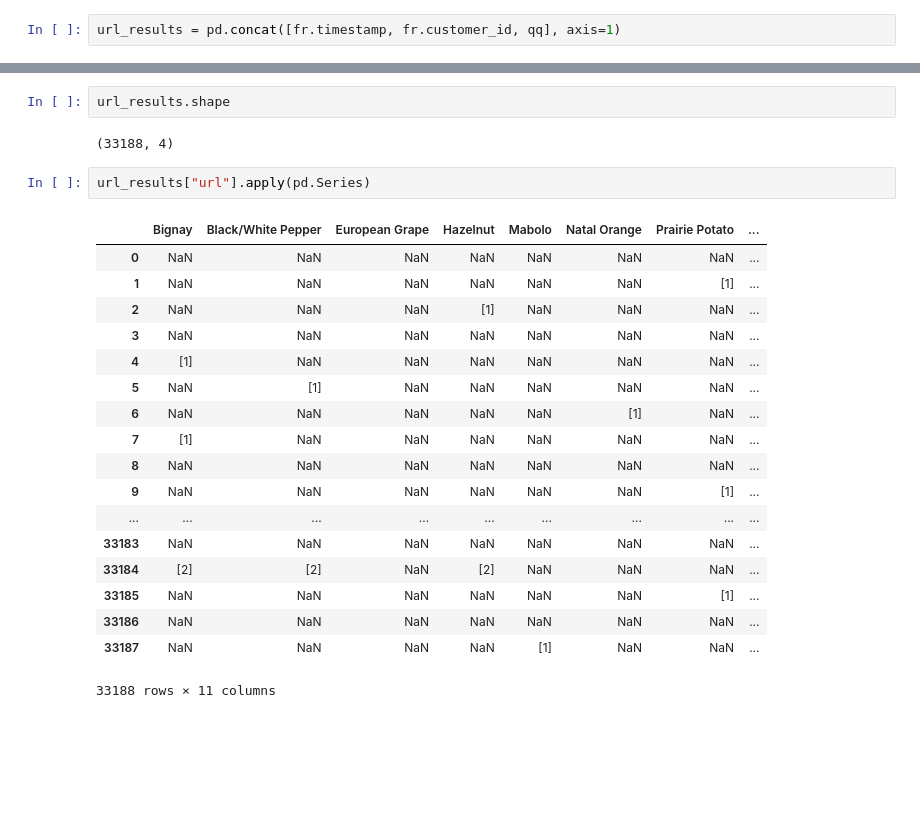
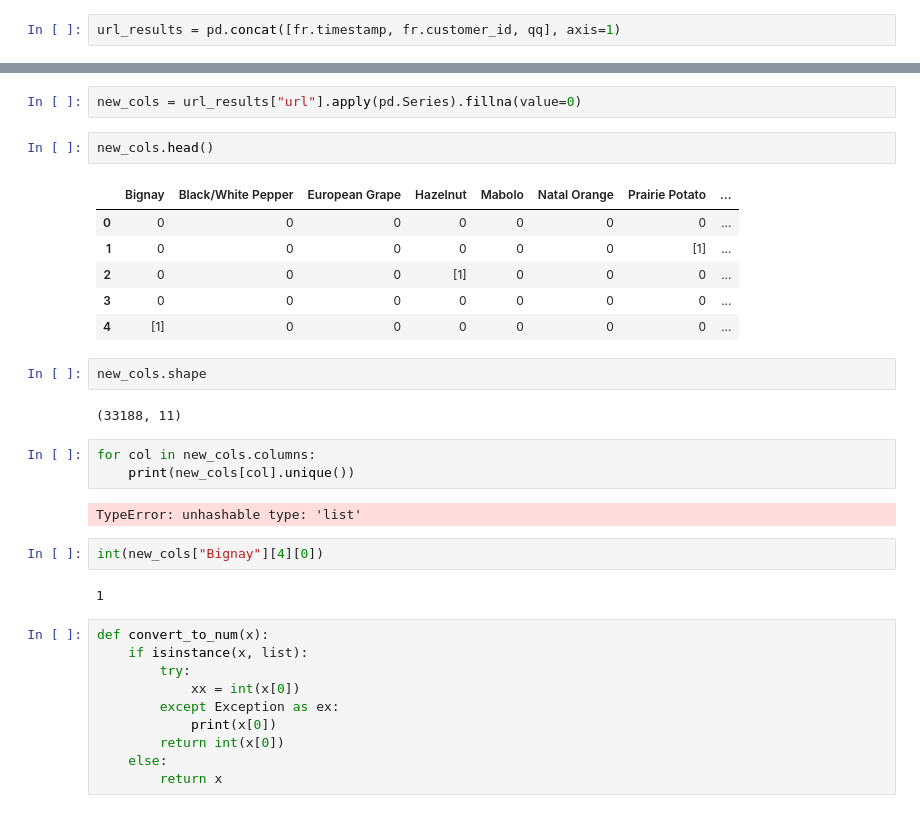
Before and after one commit to dtsmith2001/p-data-challenge, a Jupyter notebook: Explorations.ipynb, the cells around one changed output, grey strips where cells are left out. Saved outputs shown, nothing was run; the diff lists cells and outputs as text; blank space fills up the shorter version.

```diff
--- a/Explorations.ipynb
+++ b/Explorations.ipynb
@@ -200,25 +233,34 @@ url_results.head()
+# %%
+new_cols = url_results["url"].apply(pd.Series).fillna(value=0)
+# %%
+new_cols.head()
+# %% [output]
+|  | Bignay | Black/White Pepper | European Grape | Hazelnut | Mabolo | Natal Orange | Prairie Potato | ... |
+| 0 | 0 | 0 | 0 | 0 | 0 | 0 | 0 | ... |
+| 1 | 0 | 0 | 0 | 0 | 0 | 0 | [1] | ... |
+| 2 | 0 | 0 | 0 | [1] | 0 | 0 | 0 | ... |
+| 3 | 0 | 0 | 0 | 0 | 0 | 0 | 0 | ... |
+| 4 | [1] | 0 | 0 | 0 | 0 | 0 | 0 | ... |
 # %%
-url_results.shape
+new_cols.shape
 # %% [output]
-(33188, 4)
+(33188, 11)
-# %%
-url_results["url"].apply(pd.Series)
-# %% [output]
-|  | Bignay | Black/White Pepper | European Grape | Hazelnut | Mabolo | Natal Orange | Prairie Potato | ... |
-| 0 | NaN | NaN | NaN | NaN | NaN | NaN | NaN | ... |
-| 1 | NaN | NaN | NaN | NaN | NaN | NaN | [1] | ... |
-| 2 | NaN | NaN | NaN | [1] | NaN | NaN | NaN | ... |
-| 3 | NaN | NaN | NaN | NaN | NaN | NaN | NaN | ... |
-| 4 | [1] | NaN | NaN | NaN | NaN | NaN | NaN | ... |
-| 5 | NaN | [1] | NaN | NaN | NaN | NaN | NaN | ... |
-| 6 | NaN | NaN | NaN | NaN | NaN | [1] | NaN | ... |
-| 7 | [1] | NaN | NaN | NaN | NaN | NaN | NaN | ... |
-| 8 | NaN | NaN | NaN | NaN | NaN | NaN | NaN | ... |
-| 9 | NaN | NaN | NaN | NaN | NaN | NaN | [1] | ... |
-| ... | ... | ... | ... | ... | ... | ... | ... | ... |
-| 33183 | NaN | NaN | NaN | NaN | NaN | NaN | NaN | ... |
-| 33184 | [2] | [2] | NaN | [2] | NaN | NaN | NaN | ... |
-| 33185 | NaN | NaN | NaN | NaN | NaN | NaN | [1] | ... |
-| 33186 | NaN | NaN | NaN | NaN | NaN | NaN | NaN | ... |
-| 33187 | NaN | NaN | NaN | NaN | [1] | NaN | NaN | ... |
-33188 rows × 11 columns
+# %%
+for col in new_cols.columns:
+    print(new_cols[col].unique())
+# %% [output]
+TypeError: unhashable type: 'list'
+# %%
+int(new_cols["Bignay"][4][0])
+# %% [output]
+1
+# %%
+def convert_to_num(x):
+    if isinstance(x, list):
+        try:
+            xx = int(x[0])
+        except Exception as ex:
+            print(x[0])
+        return int(x[0])
+    else:
+        return x
```
Also changed, not shown: parts of 11 cells of this notebook.
